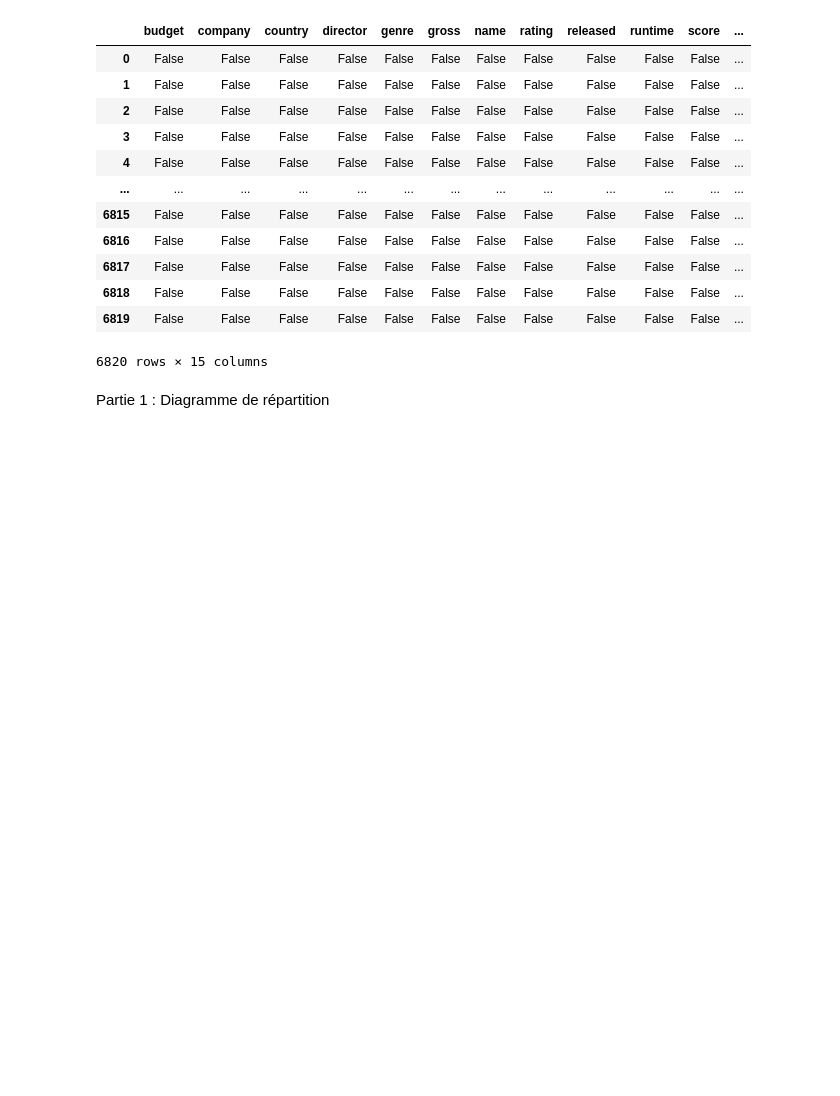
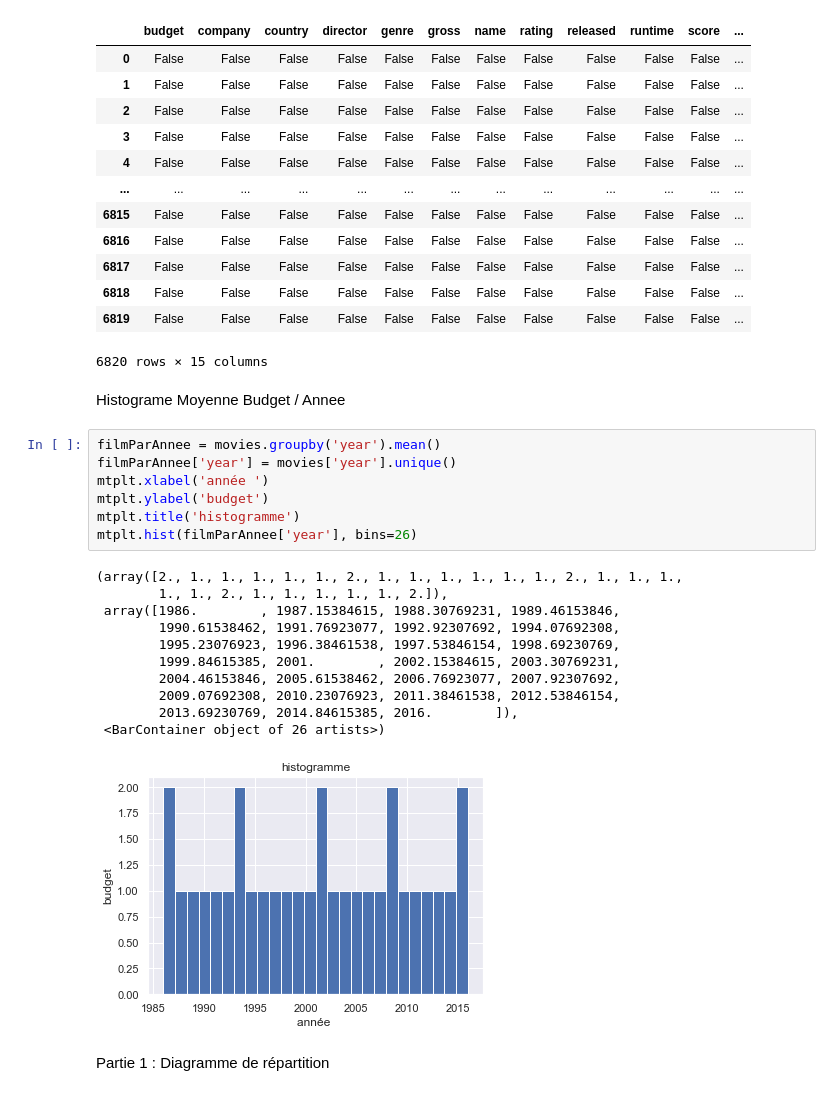
Before and after one commit to AdrienReymann/M1-IoT-H3Python, a Jupyter notebook: Tp_ML/Untitled.ipynb, the cells around one changed output. Saved outputs shown, nothing was run; the diff lists cells and outputs as text; blank space fills up the shorter version.

```diff
--- a/Tp_ML/Untitled.ipynb
+++ b/Tp_ML/Untitled.ipynb
@@ -33,6 +33,27 @@ movies.isna()
 | 6818 | False | False | False | False | False | False | False | False | False | False | False | ... |
 | 6819 | False | False | False | False | False | False | False | False | False | False | False | ... |
 6820 rows × 15 columns
+# %% [markdown]
+Histograme Moyenne Budget / Annee
+# %%
+filmParAnnee = movies.groupby('year').mean()
+filmParAnnee['year'] = movies['year'].unique()
+mtplt.xlabel('année ')
+mtplt.ylabel('budget')
+mtplt.title('histogramme')
+mtplt.hist(filmParAnnee['year'], bins=26)
+# %% [output]
+(array([2., 1., 1., 1., 1., 1., 2., 1., 1., 1., 1., 1., 1., 2., 1., 1., 1.,
+        1., 1., 2., 1., 1., 1., 1., 1., 2.]),
+ array([1986.        , 1987.15384615, 1988.30769231, 1989.46153846,
+        1990.61538462, 1991.76923077, 1992.92307692, 1994.07692308,
+        1995.23076923, 1996.38461538, 1997.53846154, 1998.69230769,
+        1999.84615385, 2001.        , 2002.15384615, 2003.30769231,
+        2004.46153846, 2005.61538462, 2006.76923077, 2007.92307692,
+        2009.07692308, 2010.23076923, 2011.38461538, 2012.53846154,
+        2013.69230769, 2014.84615385, 2016.        ]),
+ <BarContainer object of 26 artists>)
+[figure, added]
 # %% [markdown]
 
 Partie 1 : Diagramme de répartition
```
Also changed, not shown: parts of 2 cells of this notebook.
